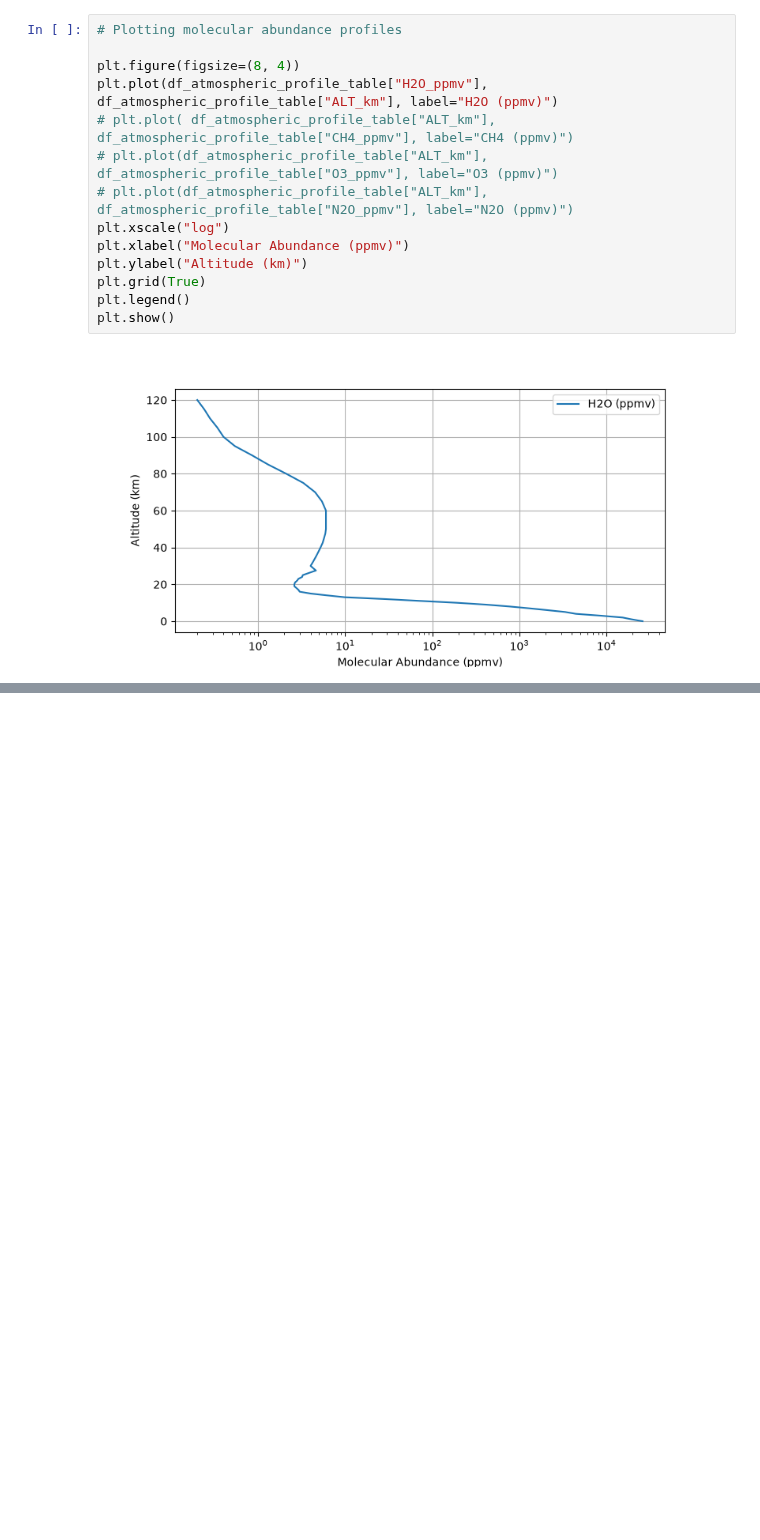
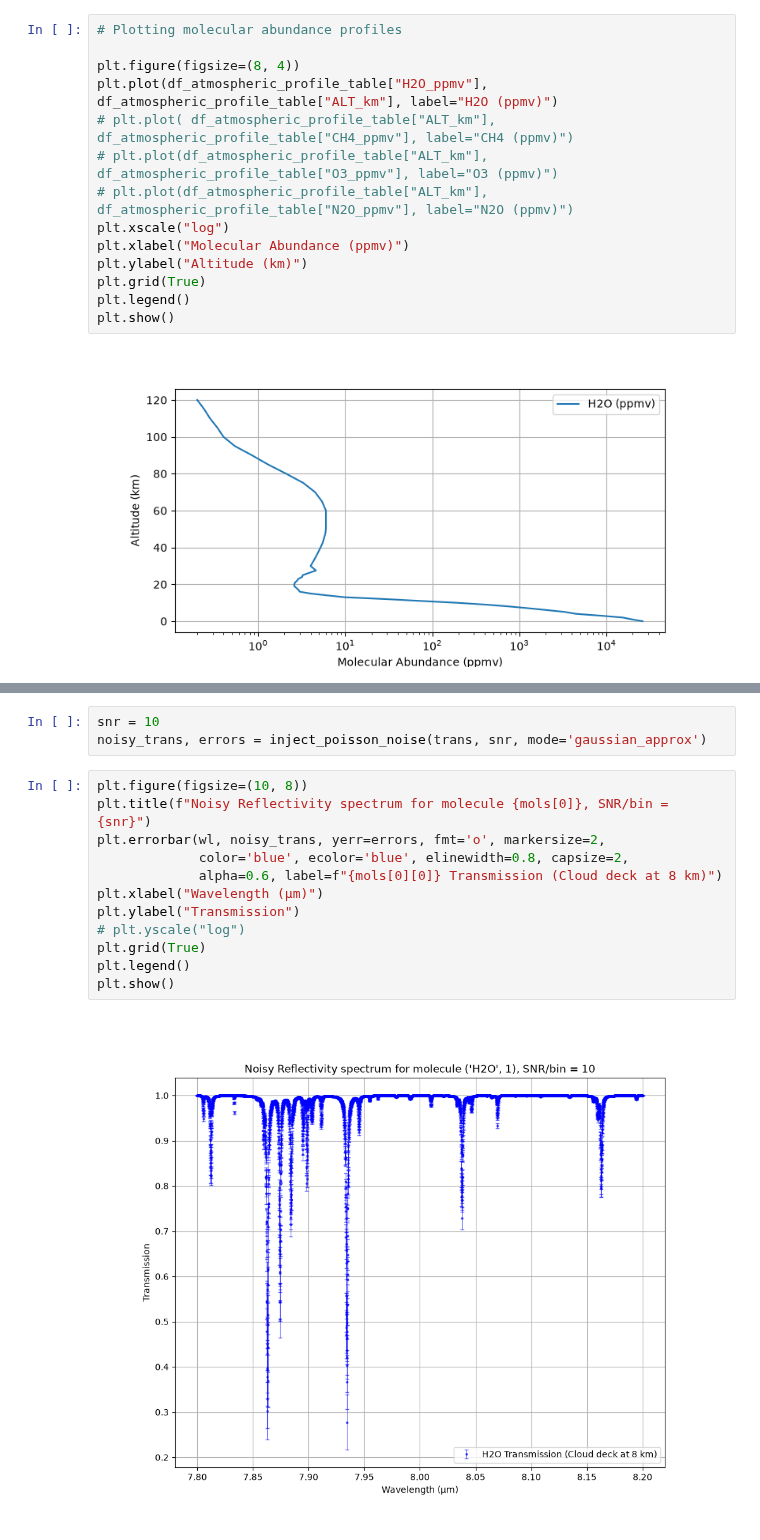
Before and after one commit to zanecollins/sgl_science_case, a Jupyter notebook: sgl_science_case/notebooks/reflectivity_model_cc_tests.ipynb, the cells around one changed output, grey strips where cells are left out. Cells and saved outputs as stored; diff of their text form; blank space fills up the shorter version.

Commit message:
feat: added noise injection (although poisson still bugged)

```diff
--- a/sgl_science_case/notebooks/reflectivity_model_cc_tests.ipynb
+++ b/sgl_science_case/notebooks/reflectivity_model_cc_tests.ipynb
@@ -225,0 +312,17 @@ plt.show()
+# %%
+snr = 10
+noisy_trans, errors = inject_poisson_noise(trans, snr, mode='gaussian_approx')
+# %%
+plt.figure(figsize=(10, 8))
+plt.title(f"Noisy Reflectivity spectrum for molecule {mols[0]}, SNR/bin = {snr}")
+plt.errorbar(wl, noisy_trans, yerr=errors, fmt='o', markersize=2,
+             color='blue', ecolor='blue', elinewidth=0.8, capsize=2,
+             alpha=0.6, label=f"{mols[0][0]} Transmission (Cloud deck at 8 km)")
+plt.xlabel("Wavelength (μm)")
+plt.ylabel("Transmission")
+# plt.yscale("log")
+plt.grid(True)
+plt.legend()
+plt.show()
+# %% [output]
+[figure, added]
```
Also changed, not shown: parts of 5 cells of this notebook.
